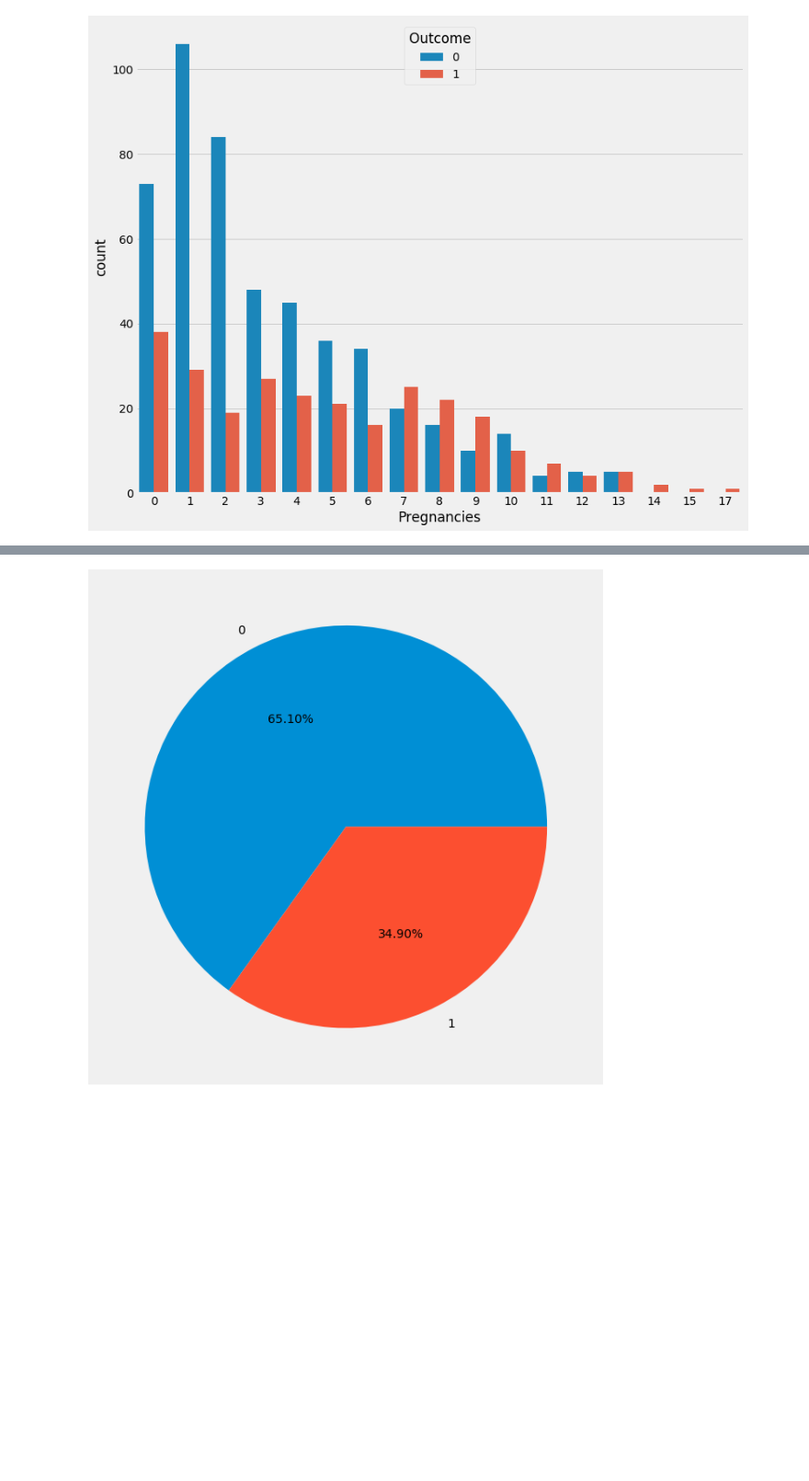
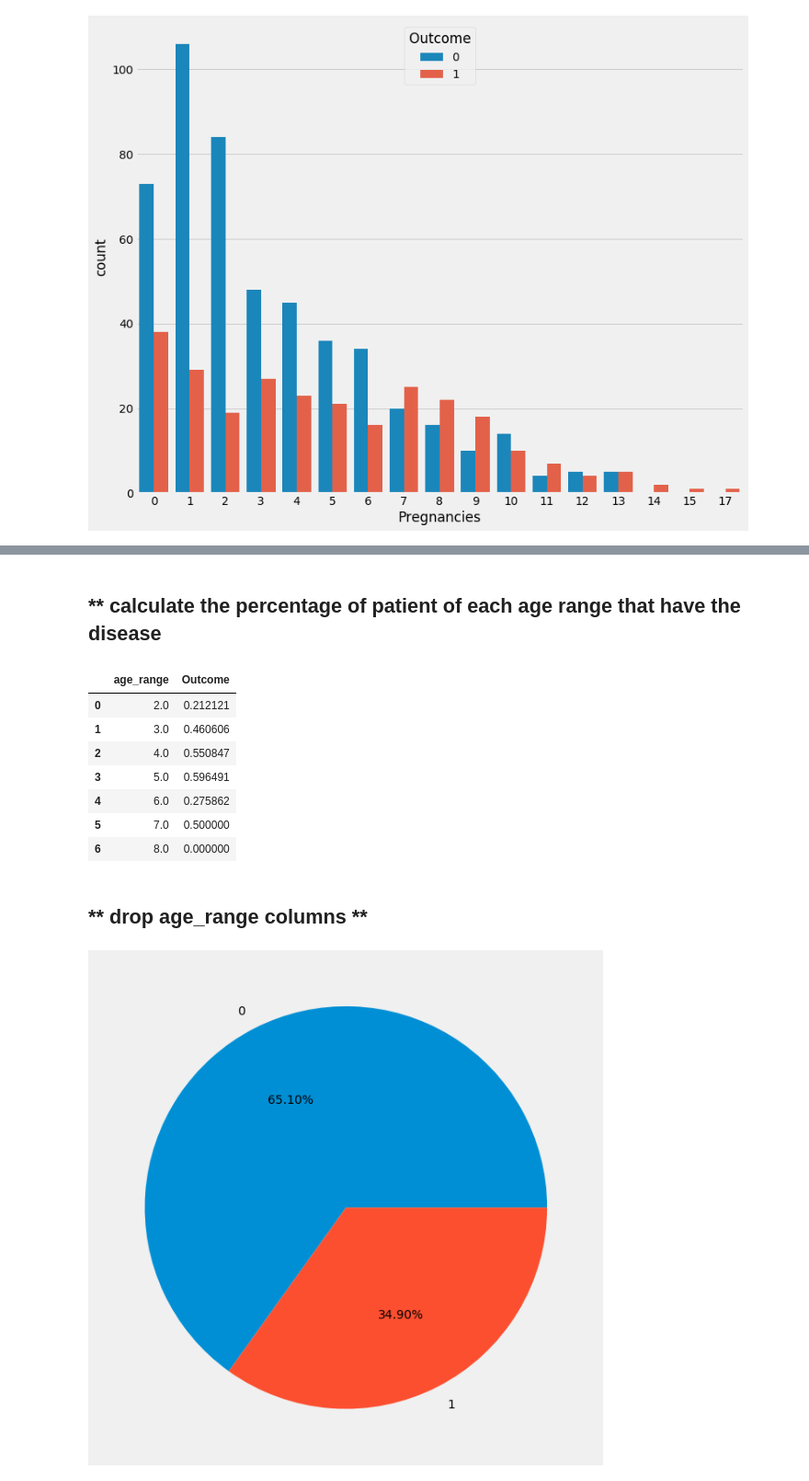
Before and after one commit to omer8/CAT_Tasks, a Jupyter notebook: KNN/KNN_Cat_Project.ipynb, the cells around one changed output, grey strips where cells are left out. Shown at 92% size. Saved outputs shown, nothing was run; the diff lists cells and outputs as text; code cells hidden in the pictures; blank space fills up the shorter version.

```diff
--- a/KNN/KNN_Cat_Project.ipynb
+++ b/KNN/KNN_Cat_Project.ipynb
@@ -116,0 +125,4 @@ sns.countplot(df.Age,palette='rainbow')
+# %%
+df['age_range'] = [np.floor(i/10) for i in df['Age'] ]
+display(df.head())
+df1 = df.groupby('age_range',as_index=False)
@@ -116,0 +136,15 @@ sns.countplot(df.Age,palette='rainbow')
+# %% [markdown]
+## ** calculate the percentage of patient  of each age range that have the disease
+# %%
+df1.agg({'Outcome':'mean'})
+# %% [output]
+|  | age_range | Outcome |
+| 0 | 2.0 | 0.212121 |
+| 1 | 3.0 | 0.460606 |
+| 2 | 4.0 | 0.550847 |
+| 3 | 5.0 | 0.596491 |
+| 4 | 6.0 | 0.275862 |
+| 5 | 7.0 | 0.500000 |
+| 6 | 8.0 | 0.000000 |
+# %% [markdown]
+## ** drop age_range columns **
```
Also changed, not shown: parts of 6 cells of this notebook.
